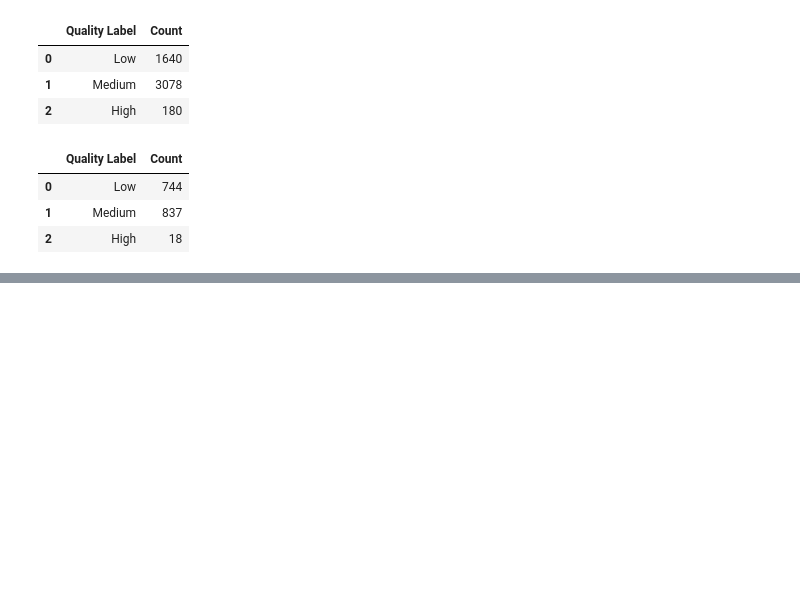
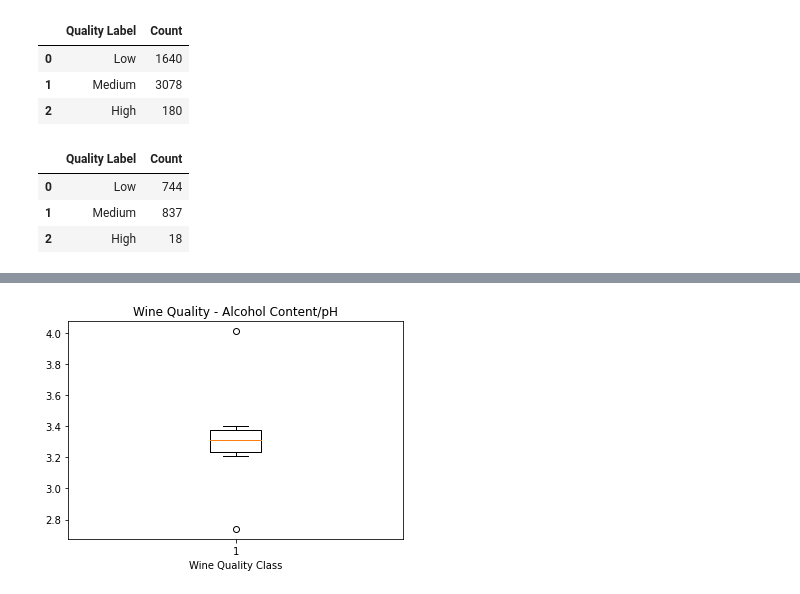
Before and after one commit to lvuduy/BlueBerry-Winery, a Jupyter notebook: PJ2_Sprint1.ipynb, the cells around one changed output, grey strips where cells are left out. Saved outputs shown, nothing was run; the diff lists cells and outputs as text; code cells hidden in the pictures; blank space fills up the shorter version.

```diff
--- a/PJ2_Sprint1.ipynb
+++ b/PJ2_Sprint1.ipynb
@@ -315,0 +333,9 @@ ax_white = df_white.plot.bar(x='Quality Label', y='Count', rot=0, color="gray",t
+# %%
+pH_red = pd.DataFrame(red_wine[("pH")])
+pH_red = pH_red.describe().drop(index=["count", "std"])
+
+pH_white = pd.DataFrame(white_wine[("pH")])
+pH_white = pH_white.describe().drop(index=["count", "std"])
+
+pH_red
+#pH_white
@@ -315,0 +360,9 @@ ax_white = df_white.plot.bar(x='Quality Label', y='Count', rot=0, color="gray",t
+# %%
+fig, ax = plt.subplots()
+plt.title('Wine Quality - Alcohol Content/pH')
+ax.boxplot(pH_red)
+plt.xlabel("Wine Quality Class")
+#ax.boxplot(pH_white, ax=axes[1])
+plt.show()
+# %% [output]
+[figure, added]
```
Also changed, not shown: parts of 10 cells of this notebook.
